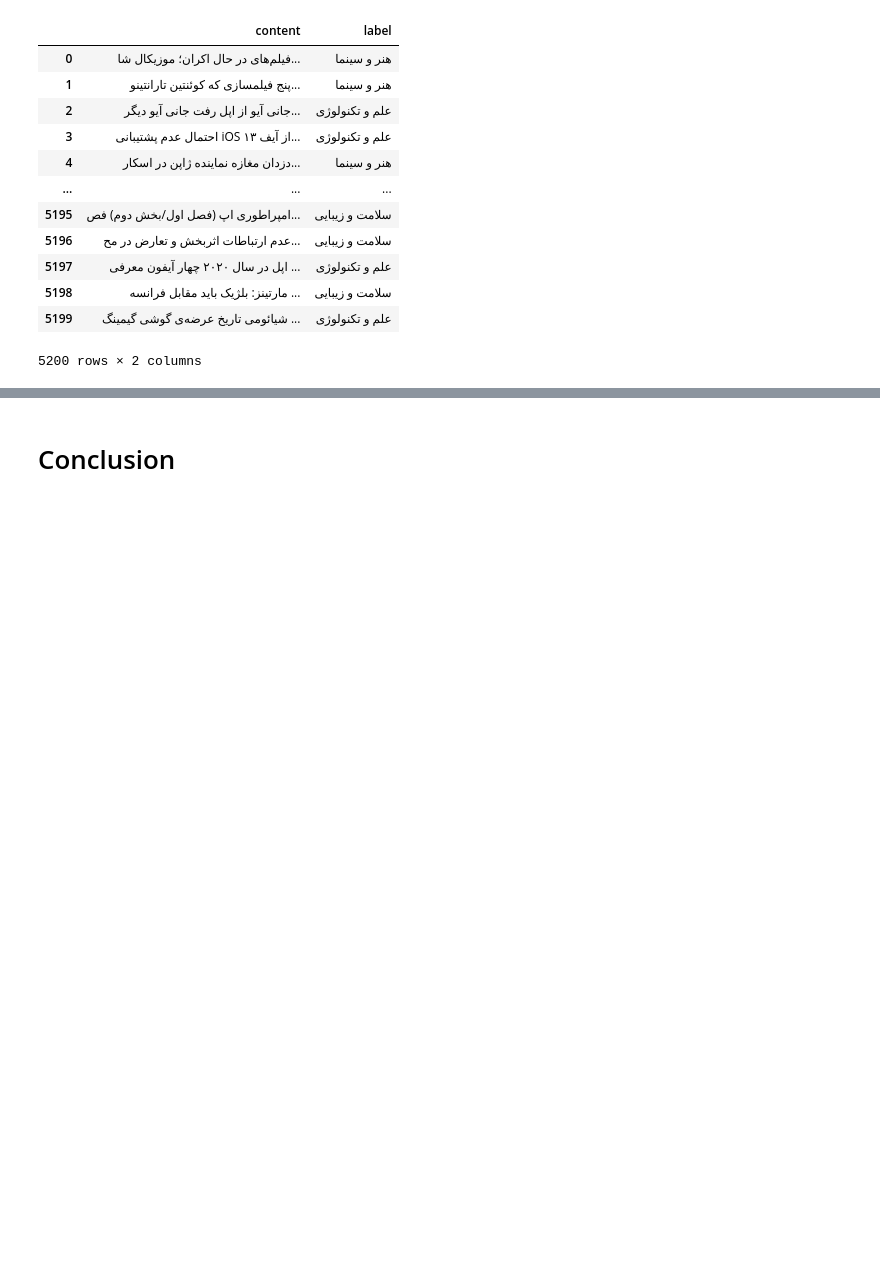
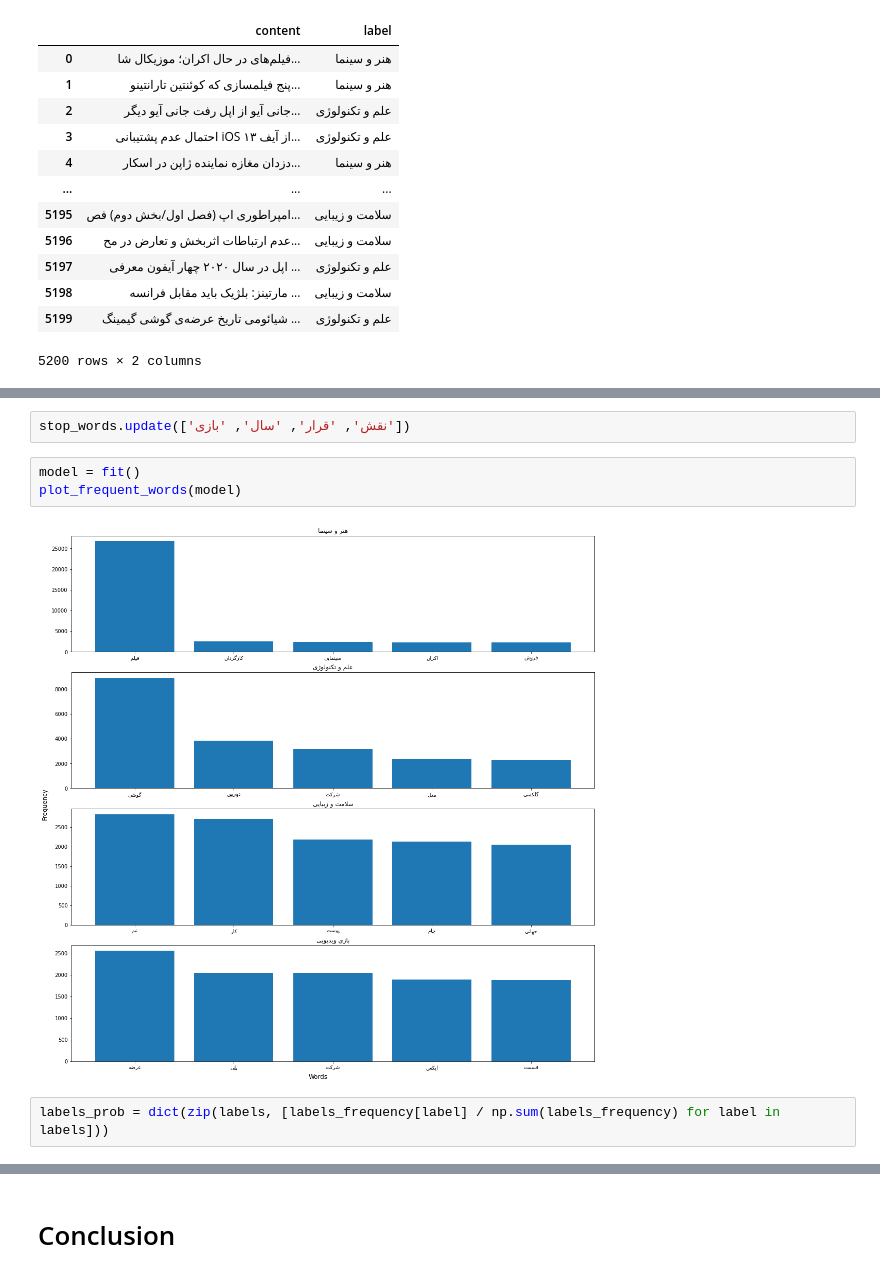
Before and after one commit to tahafkh/AI, a Jupyter notebook: CA3/CA3.ipynb, the cells around one changed output, grey strips where cells are left out. Drawn from its saved outputs; the diff is of its cells as text; blank space fills up the shorter version.

```diff
--- a/CA3/CA3.ipynb
+++ b/CA3/CA3.ipynb
@@ -37,0 +154,9 @@ def preprocess_data(data, flags):
+# %%
+stop_words.update(['نقش', 'قرار', 'سال', 'بازی'])
+# %%
+model = fit()
+plot_frequent_words(model)
+# %% [output]
+[figure, added]
+# %%
+labels_prob = dict(zip(labels, [labels_frequency[label] / np.sum(labels_frequency) for label in labels]))
```
Also changed, not shown: parts of 13 cells of this notebook.
